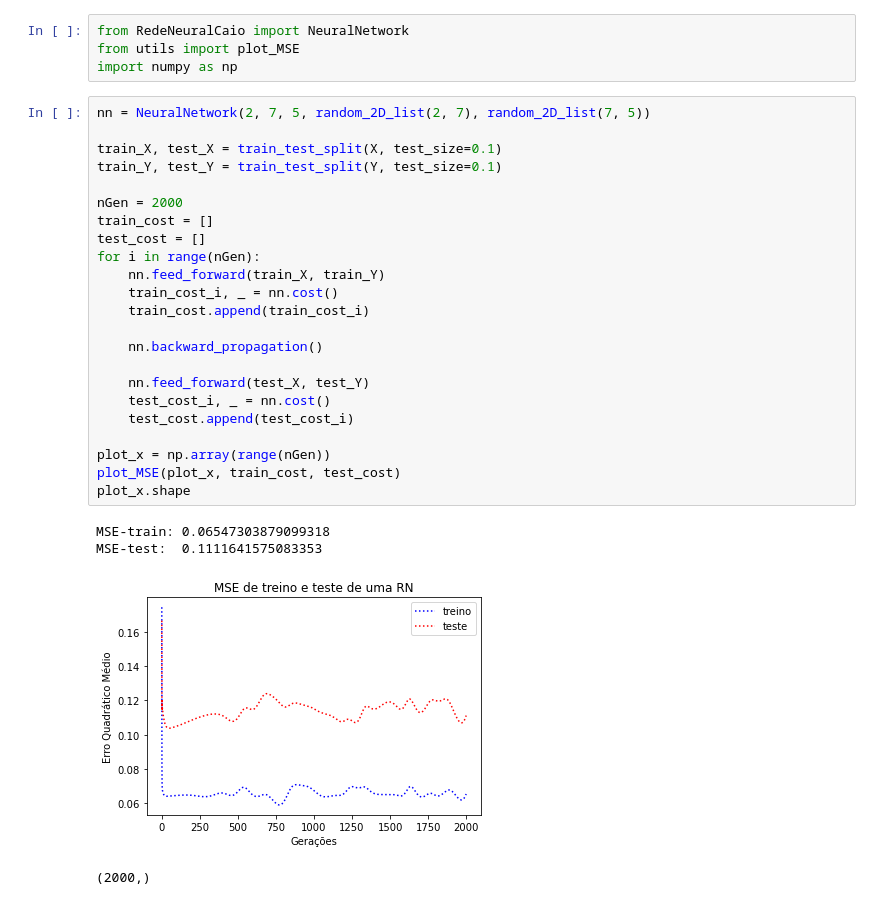
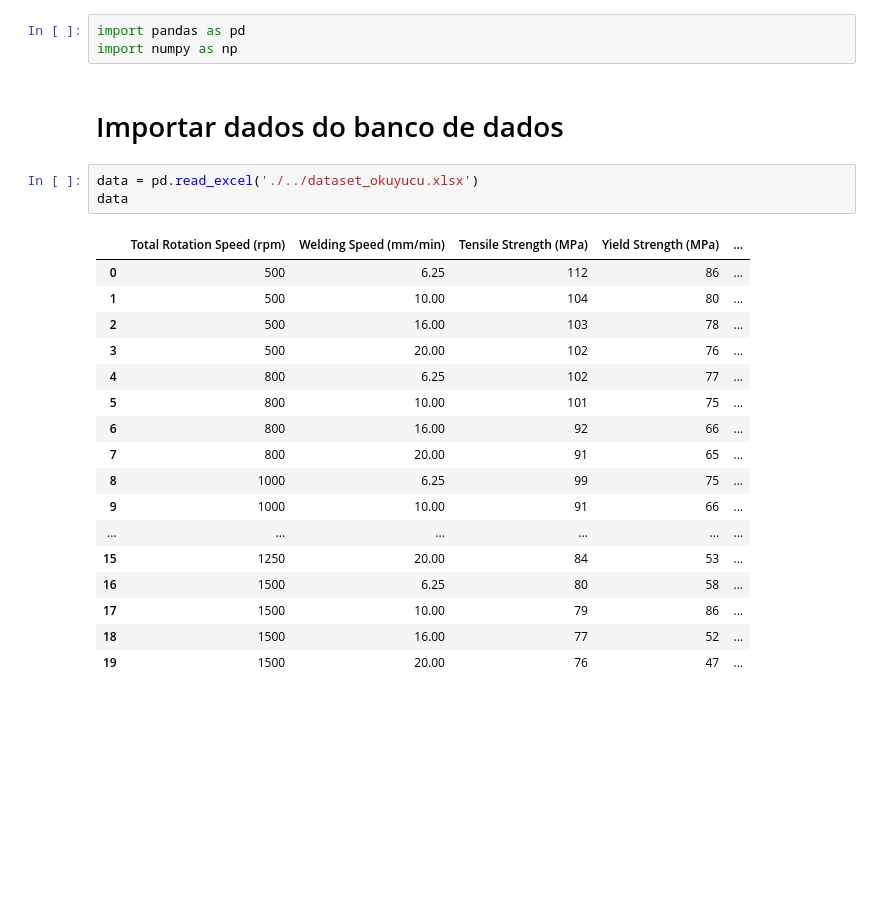
Before and after one commit to luizgadel/genetic-alg-with-neural-network, a Jupyter notebook: teste_nn.ipynb, the cells around one changed output. Drawn from its saved outputs; the diff is of its cells as text; blank space fills up the shorter version.

```diff
--- a/teste_nn.ipynb
+++ b/teste_nn.ipynb
@@ -1,32 +1,26 @@
 # %%
-from RedeNeuralCaio import NeuralNetwork
-from utils import plot_MSE
+import pandas as pd
 import numpy as np
+# %% [markdown]
+# Importar dados do banco de dados
 # %%
-nn = NeuralNetwork(2, 7, 5, random_2D_list(2, 7), random_2D_list(7, 5))
-
-train_X, test_X = train_test_split(X, test_size=0.1)
-train_Y, test_Y = train_test_split(Y, test_size=0.1)
-
-nGen = 2000
-train_cost = []
-test_cost = []
-for i in range(nGen):
-    nn.feed_forward(train_X, train_Y)
-    train_cost_i, _ = nn.cost()
-    train_cost.append(train_cost_i)
-
-    nn.backward_propagation()
-
-    nn.feed_forward(test_X, test_Y)
-    test_cost_i, _ = nn.cost()
-    test_cost.append(test_cost_i)
-
-plot_x = np.array(range(nGen))
-plot_MSE(plot_x, train_cost, test_cost)
-plot_x.shape
+data = pd.read_excel('./../dataset_okuyucu.xlsx')
+data
 # %% [output]
-MSE-train: 0.06547303879099318
-MSE-test:  0.1111641575083353
-[figure, removed]
-(2000,)
+|  | Total Rotation Speed (rpm) | Welding Speed (mm/min) | Tensile Strength (MPa) | Yield Strength (MPa) | ... |
+| 0 | 500 | 6.25 | 112 | 86 | ... |
+| 1 | 500 | 10.00 | 104 | 80 | ... |
+| 2 | 500 | 16.00 | 103 | 78 | ... |
+| 3 | 500 | 20.00 | 102 | 76 | ... |
+| 4 | 800 | 6.25 | 102 | 77 | ... |
+| 5 | 800 | 10.00 | 101 | 75 | ... |
+| 6 | 800 | 16.00 | 92 | 66 | ... |
+| 7 | 800 | 20.00 | 91 | 65 | ... |
+| 8 | 1000 | 6.25 | 99 | 75 | ... |
+| 9 | 1000 | 10.00 | 91 | 66 | ... |
+| ... | ... | ... | ... | ... | ... |
+| 15 | 1250 | 20.00 | 84 | 53 | ... |
+| 16 | 1500 | 6.25 | 80 | 58 | ... |
+| 17 | 1500 | 10.00 | 79 | 86 | ... |
+| 18 | 1500 | 16.00 | 77 | 52 | ... |
+| 19 | 1500 | 20.00 | 76 | 47 | ... |
```
Also changed, not shown: parts of 24 cells of this notebook.
